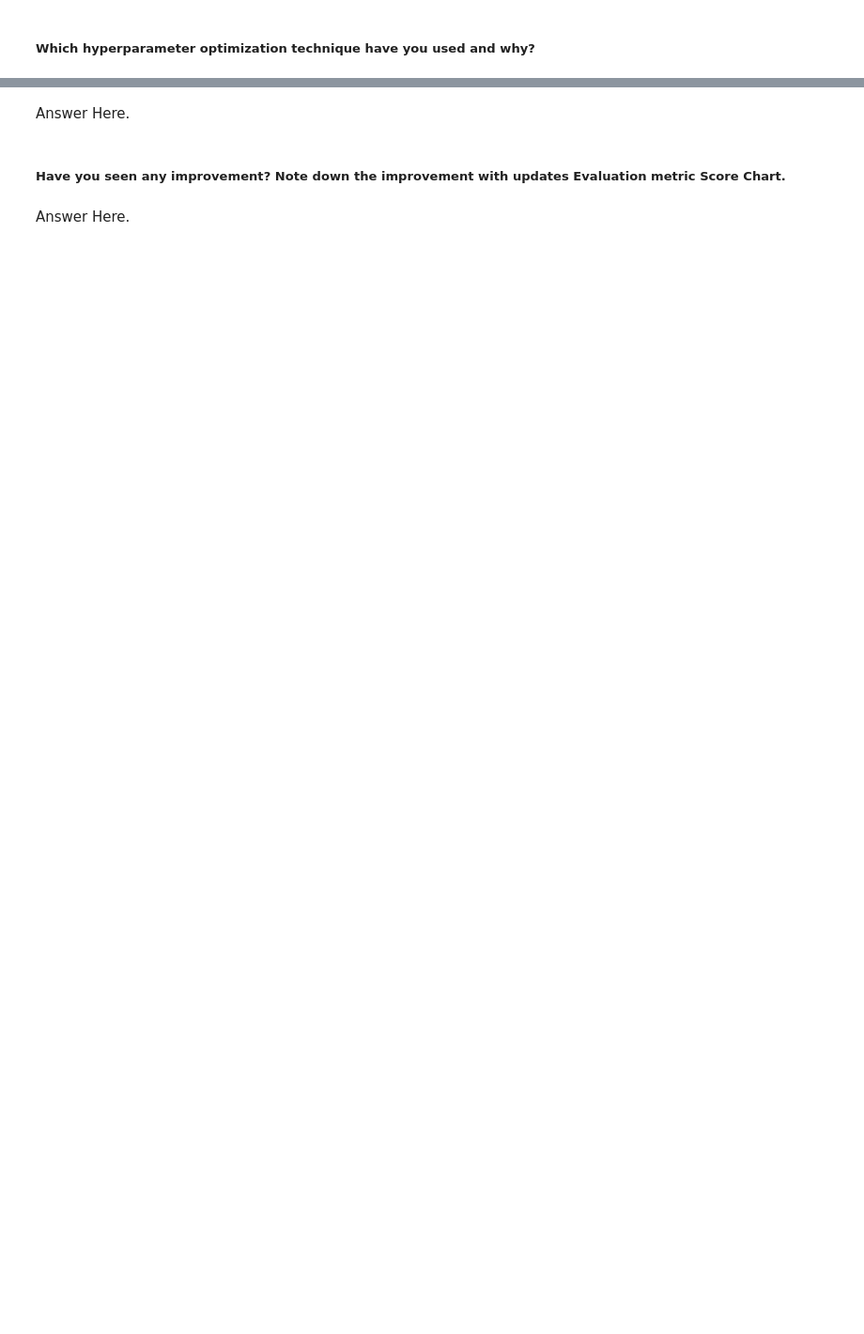
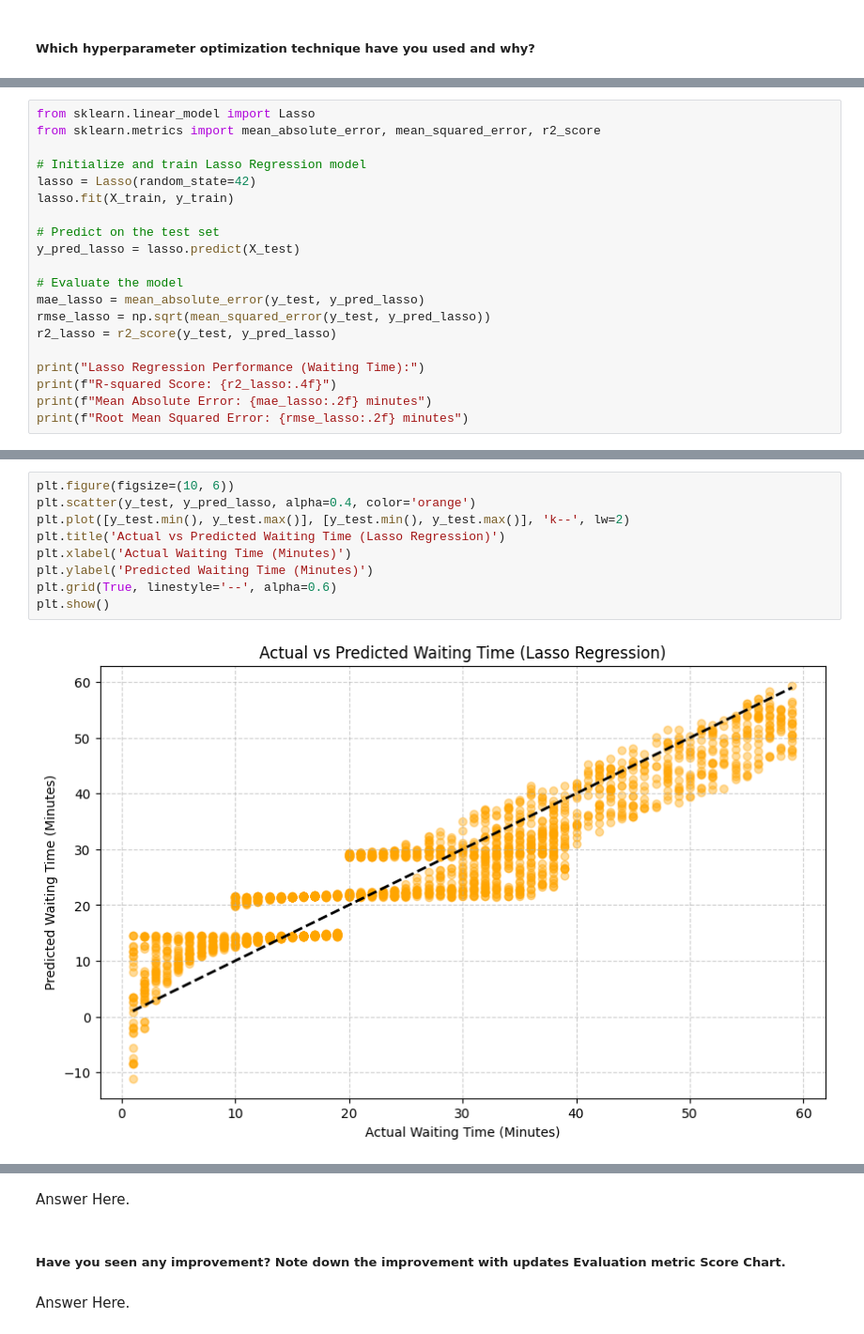
Before and after one commit to akt-developer/Smart-Healthcare-Appointment-System, a Jupyter notebook: Smart_Healthcare_Patient_Appointment.ipynb, the cells around one changed output, grey strips where cells are left out. Shown at 94% size. Saved outputs shown, nothing was run; the diff lists cells and outputs as text; blank space fills up the shorter version.

```diff
--- a/Smart_Healthcare_Patient_Appointment.ipynb
+++ b/Smart_Healthcare_Patient_Appointment.ipynb
@@ -1177,0 +1326,20 @@ plt.show()
+# %%
+from sklearn.linear_model import Lasso
+from sklearn.metrics import mean_absolute_error, mean_squared_error, r2_score
+
+# Initialize and train Lasso Regression model
+lasso = Lasso(random_state=42)
+lasso.fit(X_train, y_train)
+
+# Predict on the test set
+y_pred_lasso = lasso.predict(X_test)
+
+# Evaluate the model
+mae_lasso = mean_absolute_error(y_test, y_pred_lasso)
+rmse_lasso = np.sqrt(mean_squared_error(y_test, y_pred_lasso))
+r2_lasso = r2_score(y_test, y_pred_lasso)
+
+print("Lasso Regression Performance (Waiting Time):")
+print(f"R-squared Score: {r2_lasso:.4f}")
+print(f"Mean Absolute Error: {mae_lasso:.2f} minutes")
+print(f"Root Mean Squared Error: {rmse_lasso:.2f} minutes")
@@ -1177,0 +1363,11 @@ plt.show()
+# %%
+plt.figure(figsize=(10, 6))
+plt.scatter(y_test, y_pred_lasso, alpha=0.4, color='orange')
+plt.plot([y_test.min(), y_test.max()], [y_test.min(), y_test.max()], 'k--', lw=2)
+plt.title('Actual vs Predicted Waiting Time (Lasso Regression)')
+plt.xlabel('Actual Waiting Time (Minutes)')
+plt.ylabel('Predicted Waiting Time (Minutes)')
+plt.grid(True, linestyle='--', alpha=0.6)
+plt.show()
+# %% [output]
+[figure, added]
```
Also changed, not shown: parts of 69 cells of this notebook.
